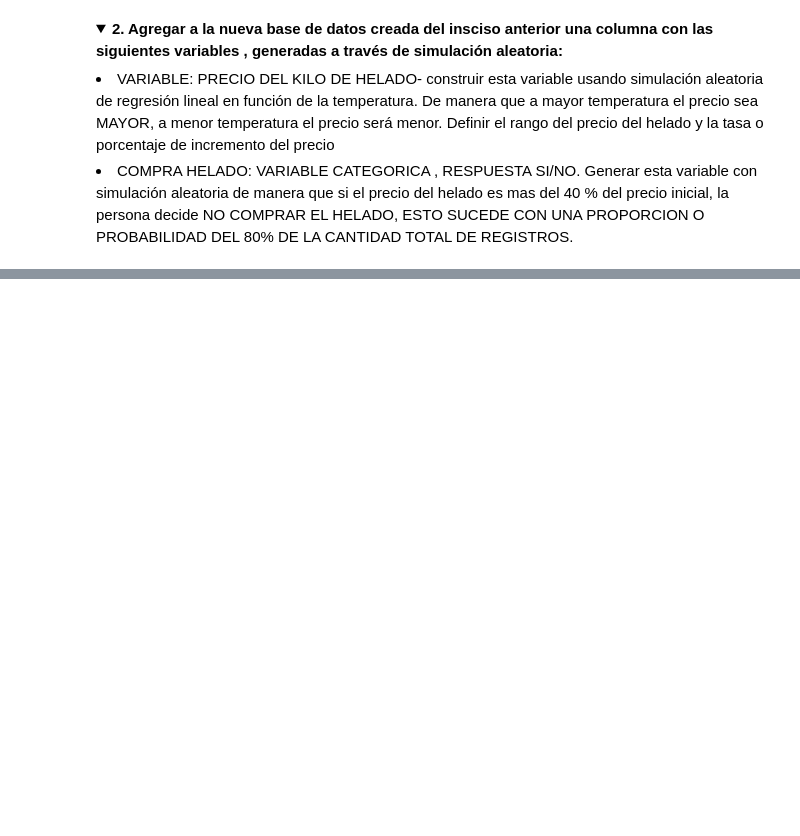
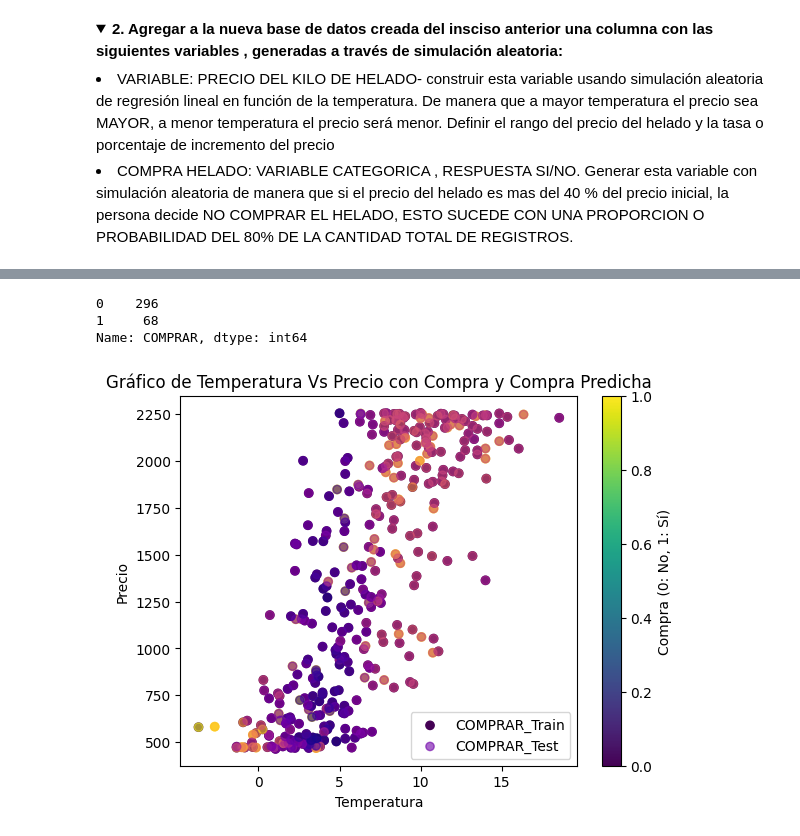
Before and after one commit to Nippur7/MachineLearningUNSA, a Jupyter notebook: UnSA_TP_RedesN_Matich_Carlos.ipynb, the cells around one changed output, grey strips where cells are left out. Cells and saved outputs as stored; diff of their text form; code cells hidden in the pictures; folded sections open; blank space fills up the shorter version.

```diff
--- a/UnSA_TP_RedesN_Matich_Carlos.ipynb
+++ b/UnSA_TP_RedesN_Matich_Carlos.ipynb
@@ -249,0 +215,5 @@ Leer este enunciado es lo peor que me paso en la vida y vivi muchas desgracias.
+# %%
+import random as rd
+def precioKgHelado(fecha,base):#Función que devuelve el precio del helado, con una componente aleatoria
+  y = float(modelo_poly(np.array(fecha)))
+  return(y/19*base+ (rd.random()* (-1^int(rd.random()*10))))
@@ -249,0 +224,2 @@ Leer este enunciado es lo peor que me paso en la vida y vivi muchas desgracias.
+# %%
+df_filtrado['PRECIO_KG_HELADO'] = df['FECHA_S'].apply(lambda x: precioKgHelado(x,4000))
@@ -249,0 +353,3 @@ Leer este enunciado es lo peor que me paso en la vida y vivi muchas desgracias.
+# %%
+df_filtrado['COMPRAR'] = compras_simuladas_k
+df_filtrado['COMPRAR_PRED'] = model.predict(X)
@@ -249,0 +384,28 @@ Leer este enunciado es lo peor que me paso en la vida y vivi muchas desgracias.
+# %%
+df_filtrado['COMPRAR'].value_counts()
+# %% [output]
+0    296
+1     68
+Name: COMPRAR, dtype: int64
+# %%
+
+
+# Definimos el gráfico con la función scatter para df_filtrado['COMPRAR']
+scatter1 = plt.scatter(df_filtrado['T_PROM'], df_filtrado['PRECIO_KG_HELADO'], c=df_filtrado['COMPRAR'], label='COMPRAR_Train', alpha=1, cmap='viridis')
+
+# Definimos el gráfico con la función scatter para df_filtrado['COMPRAR_PED']
+scatter2 = plt.scatter(df_filtrado['T_PROM'], df_filtrado['PRECIO_KG_HELADO'], c=df_filtrado['COMPRAR_PRED'], label='COMPRAR_Test', alpha=0.6, cmap='plasma')
+
+# Agregamos etiquetas y título
+plt.xlabel('Temperatura')
+plt.ylabel('Precio')
+plt.title('Gráfico de Temperatura Vs Precio con Compra y Compra Predicha')
+
+# Mostramos la barra de color
+plt.colorbar(scatter1, label='Compra (0: No, 1: Sí)')
+
+# Mostramos la leyenda y el gráfico
+plt.legend()
+plt.show()
+# %% [output]
+[figure, added]
```
Also changed, not shown: parts of 63 cells of this notebook.
